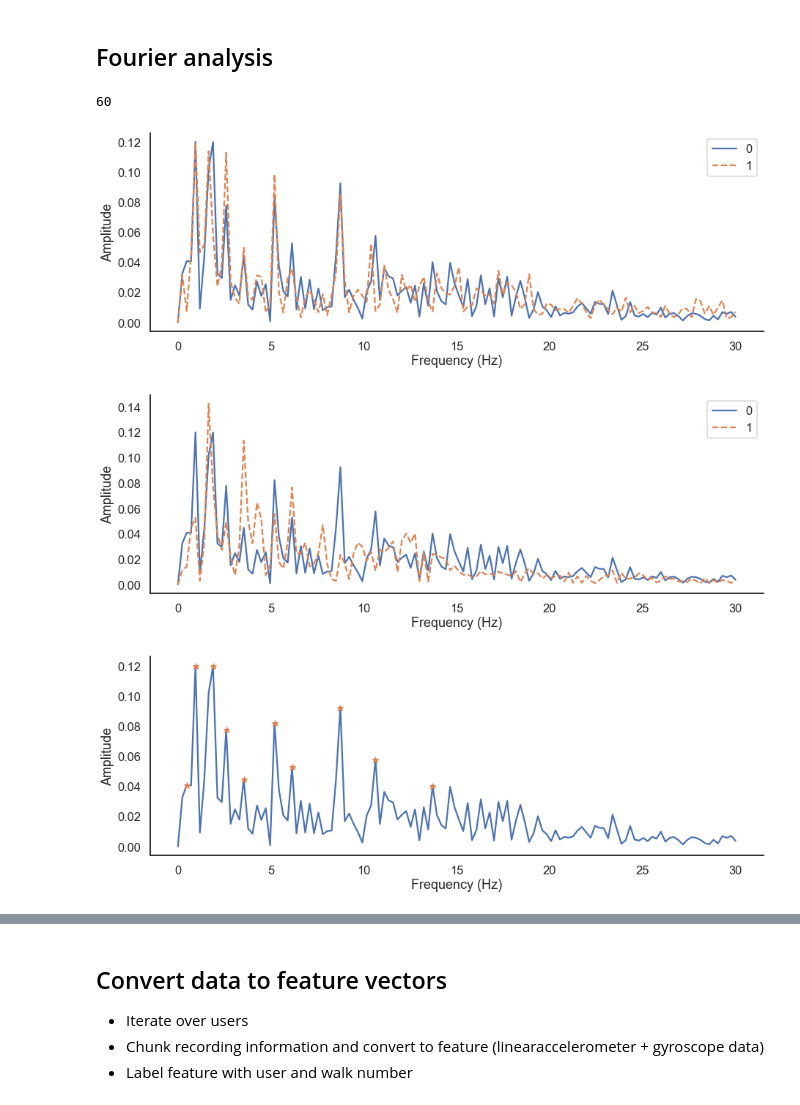
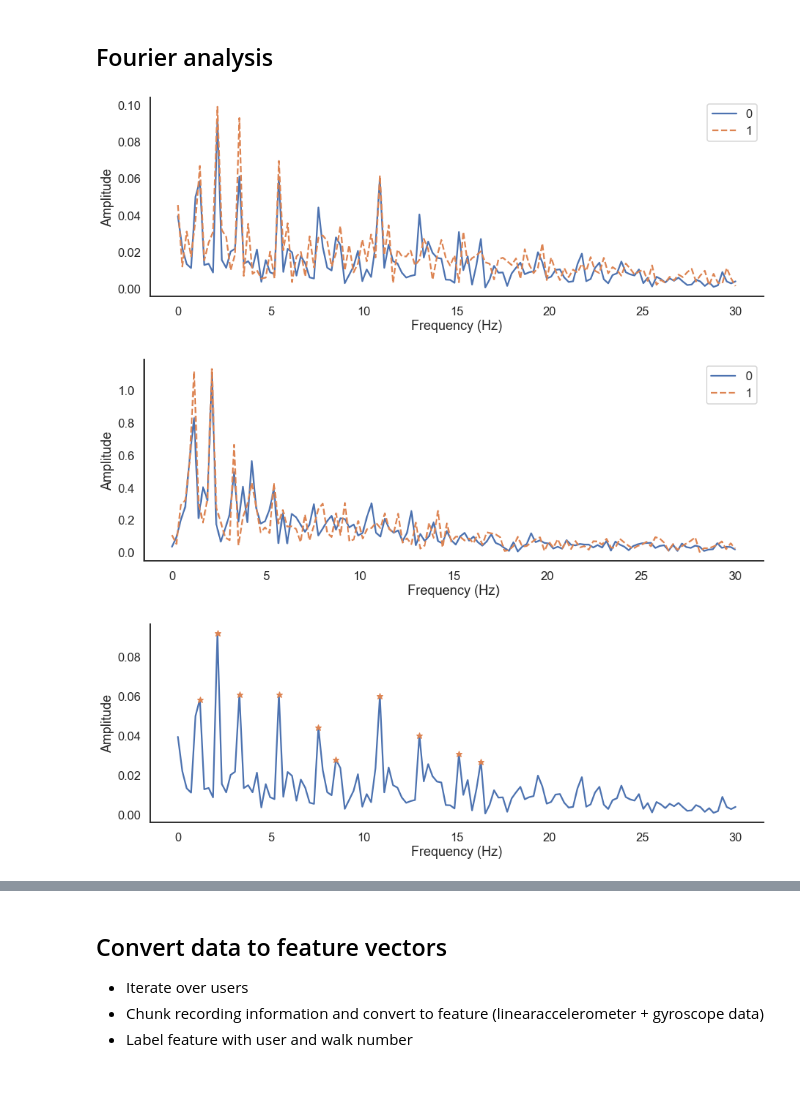
Before and after one commit to f--f/gaitkeeper, a Jupyter notebook: notebooks/1-exploratory-data-analysis.ipynb, the cells around one changed output, grey strips where cells are left out. Saved outputs shown, nothing was run; the diff lists cells and outputs as text; code cells hidden in the pictures.

```diff
--- a/notebooks/1-exploratory-data-analysis.ipynb
+++ b/notebooks/1-exploratory-data-analysis.ipynb
@@ -79,2 +26,0 @@ chunk_generator = generate_walk_chunks(df)
-# %%
-chunk = next(chunk_generator)
@@ -102,0 +34,2 @@ plot_log(chunk, "gyroscope")
+# %%
+idnet, uid_to_label = load_idnet_dataset(chunksize=256, window_step=256, normalize="within")
@@ -102,0 +42,9 @@ plot_log(chunk, "gyroscope")
+# %%
+# Split separate walk sessions
+train = []
+test = []
+for chunk in idnet:
+    if chunk.iloc[0]["walk_id"] == 1:  # last walk
+        train.append(chunk)
+    else:  # all others as training
+        test.append(chunk)
@@ -113,14 +57,2 @@ from scipy.signal import correlate, find_peaks, spectrogram
 # %%
 f_s = 60  # Sampling rate of 60 Hz
-f_s
-# %% [output]
-60
-# %%
-def get_fft(signal, f_s):
-    """f_s = sampling rate (measurements/second)"""
-    T = 1/f_s
-    N = len(signal)
-    f_values = np.linspace(0.0, 1.0/(2.0*T), N//2)
-    fft_values_ = fft(signal)
-    fft_values = 2.0/N * np.abs(fft_values_[0:N//2])  # take abs (remove phase component)
-    return f_values, fft_values
@@ -145,22 +72,19 @@ def plot_fft(f_s, *signals):
     sns.despine()
     return list(zip(f_vals, fft_vals))
 # %%
-# plot subsequences within the same walk
-norm_acc = get_normalized_sensor_data(chunk, "linearaccelerometer")
-norm_gyro = get_normalized_sensor_data(chunk, "gyroscope")
-next_chunk = next(chunk_generator)
-(f1, fft1), (f2, fft2) = plot_fft(f_s, norm_acc, get_normalized_sensor_data(next_chunk, "linearaccelerometer"))
-(f1, fft1), (f2, fft2) = plot_fft(f_s, norm_acc, get_normalized_sensor_data(next_chunk, "gyroscope"))
+# Plot adjacent subsequences within the same walk
+(f1, fft1), (f2, fft2) = plot_fft(f_s, train[0]["linearaccelerometer_mag"].values, train[1]["linearaccelerometer_mag"].values)
+(f1, fft1), (f2, fft2) = plot_fft(f_s, train[0]["gyroscope_mag"].values, train[1]["gyroscope_mag"].values)
 # %% [output]
-[figure, old version]
+[figure, new version]
-[figure, old version]
+[figure, new version]
 # %%
 f, ax = plt.subplots(figsize=(15, 5))
-f_val, fft_val = get_fft(norm_acc, f_s)
+f_val, fft_val = get_fft(train[0]["linearaccelerometer_mag"].values, f_s)
 ax.plot(f_val, fft_val)
 ax.plot(*get_top_signal_peaks(f_val, fft_val, 10), "*")
 ax.set_xlabel("Frequency (Hz)")
 ax.set_ylabel("Amplitude")
 sns.despine()
 # %% [output]
-[figure, old version]
+[figure, new version]
```
Also changed, not shown: parts of 62 cells of this notebook, 4 other files.
